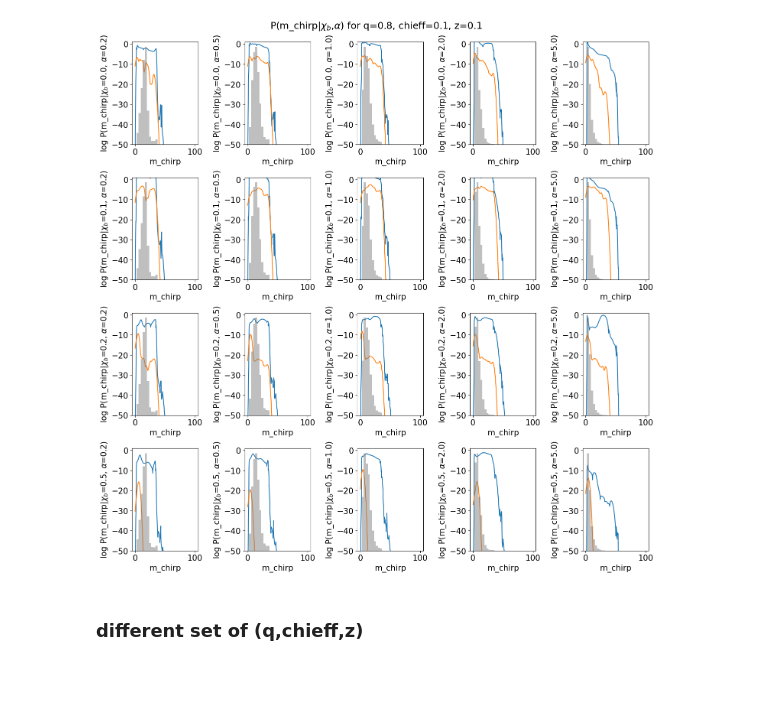
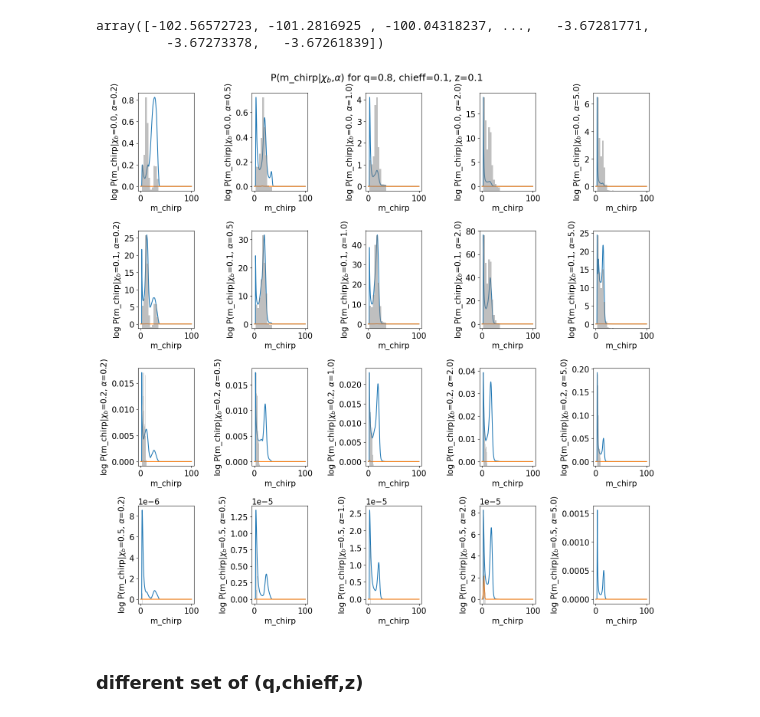
Before and after one commit to scolloms/AMAZE_model_selection, a Jupyter notebook: testing_notebooks/1D_p_theta_checks.ipynb, the cells around one changed output. Drawn from its saved outputs; the diff is of its cells as text; code cells hidden in the pictures; blank space fills up the shorter version.

Commit message:
added histogrammed samples in range of qchieffz

```diff
--- a/testing_notebooks/1D_p_theta_checks.ipynb
+++ b/testing_notebooks/1D_p_theta_checks.ipynb
@@ -71,7 +71,7 @@ while ctr < Nhyper:
         submodels_dict[ctr][idx] = model
     ctr += 1
 # %%
-flow_path="/Users/stormcolloms/Documents/PhD/Project_work/AMAZE_model_selection/flow_models/cosmo_weights/newmappings/"
+flow_path="/Users/stormcolloms/Documents/PhD/Project_work/AMAZE_model_selection/flow_models/cosmo_weights/newmappings_2/"
 flow['CE'].load_model(flow_path, 'CE')
 # %%
 mchirps = np.linspace(0.1,99.9,10000)
@@ -114,3 +93,8 @@ for chibid, xb in enumerate(chi_b):
+# %%
+p_mchirp[0,0]
+# %% [output]
+array([-102.56572723, -101.2816925 , -100.04318237, ...,   -3.67281771,
+         -3.67273378,   -3.67261839])
 # %%
 mchirps_kde = np.linspace(0.1,99.9,100)
 sample = np.zeros((100,4))
@@ -130,23 +114,36 @@ for chibid, xb in enumerate(chi_b):
 # %%
 plt.rcParams["figure.figsize"] = (15,15)
 plt.rcParams.update({'font.size': 15})
 fig_mchirp, ax = plt.subplots(4,5)
 
 for chibid, xb in enumerate(chi_b):
     for alphaid, a  in enumerate(alpha):
-        ax[chibid,alphaid].plot(mchirps, np.reshape(p_mchirp[chibid,alphaid], -1))
-        ax[chibid,alphaid].plot(mchirps_kde, np.reshape(np.log(p_mchirp_kde[chibid,alphaid]), -1))
+        ax[chibid,alphaid].plot(mchirps, np.reshape(np.exp(p_mchirp[chibid,alphaid]), -1))
+        ax[chibid,alphaid].plot(mchirps_kde, np.reshape((p_mchirp_kde[chibid,alphaid]), -1))
+
+
+        #plot histogram of samples around this point q=0.8,chieff=0.1,z=0.1
+        bin_width = 0.05
+        qs= models_dict[(chibid,alphaid)][:]['q']
+        chieffs = models_dict[(chibid,alphaid)][:]['chieff']
+        zs = models_dict[(chibid,alphaid)][:]['z']
+        bin_q = np.logical_and(qs>0.8 - bin_width, qs < 0.8 + bin_width)
+        bin_chieff = np.logical_and(chieffs>0.1 - 2*bin_width,  chieffs< 0.1 + 2*bin_width)
+        bin_z = np.logical_and(zs>0.1 - 10*bin_width, zs < 0.1 + 10*bin_width)
+        bin_conditions = np.logical_and(np.logical_and(bin_q, bin_chieff), bin_z)
+
         secax = ax[chibid,alphaid].twinx()
-        secax.hist(models_dict[(chibid,alphaid)][:]['mchirp'], weights=weights_dict[(chibid,alphaid)][:], color='grey', alpha=0.5)
+        secax.hist(models_dict[(chibid,alphaid)][bin_conditions]['mchirp'], weights=weights_dict[(chibid,alphaid)][bin_conditions], color='grey', alpha=0.5)
         secax.axis('off')
+
         ax[chibid,alphaid].set_xlabel(fr'm_chirp')
         ax[chibid,alphaid].set_ylabel(fr'log P(m_chirp|$\chi_b$={xb}, $\alpha$={a})')
-        ax[chibid,alphaid].set_ylim(-50,1)
+        #ax[chibid,alphaid].set_ylim(-50,1)
         #ax[chi_b_id,alpha_id].legend()
 fig_mchirp.suptitle(fr'P(m_chirp|$\chi_b$,$\alpha$) for q=0.8, chieff=0.1, z=0.1')
 fig_mchirp.tight_layout(pad=1.3)
 # %% [output]
-[figure, old version]
+[figure, new version]
 # %% [markdown]
 ### different set of (q,chieff,z)
 # %%
```
Also changed, not shown: parts of 4 cells of this notebook.
